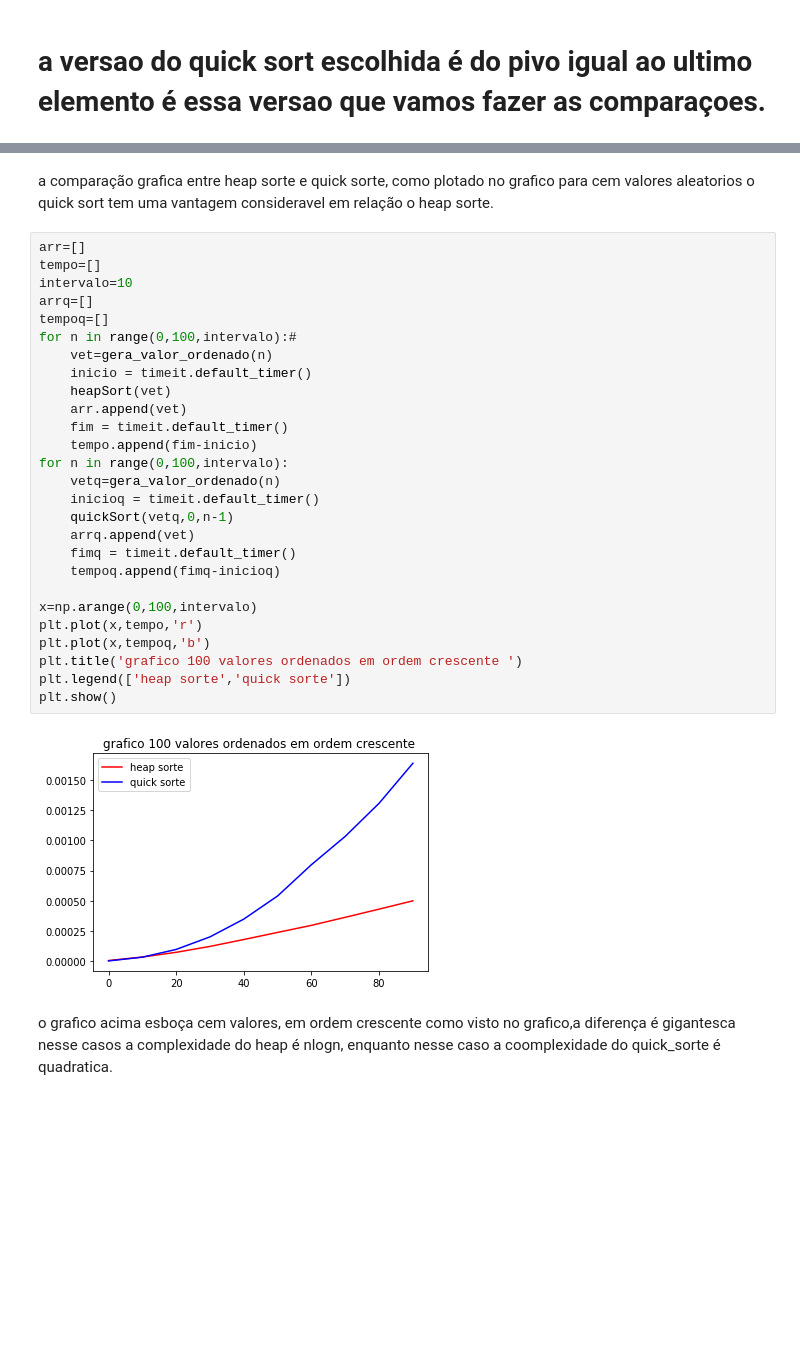
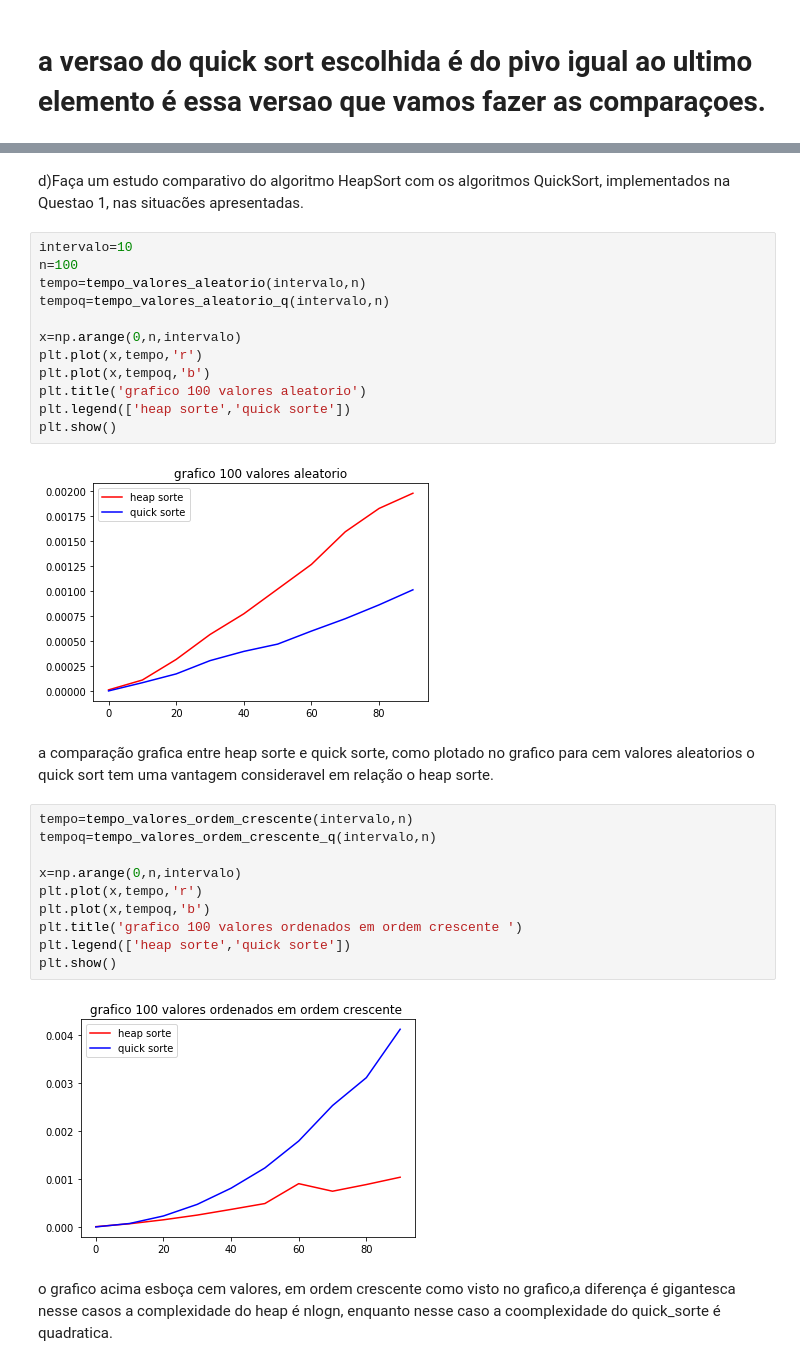
Before and after one commit to YannFigueiredo/TrabalhoAnaliseDeAlgoritmos, a Jupyter notebook: Questão 2/heap_sorte.ipynb, the cells around one changed output, grey strips where cells are left out. Drawn from its saved outputs; the diff is of its cells as text; blank space fills up the shorter version.

```diff
--- a/Questão 2/heap_sorte.ipynb
+++ b/Questão 2/heap_sorte.ipynb
@@ -252,34 +197,34 @@ plt.show()
+# %% [markdown]
+d)Faça um estudo comparativo do algoritmo HeapSort com os algoritmos QuickSort,
+implementados na Questao 1, nas situacões apresentadas.
+# %%
+intervalo=10
+n=100
+tempo=tempo_valores_aleatorio(intervalo,n)
+tempoq=tempo_valores_aleatorio_q(intervalo,n)
+
+x=np.arange(0,n,intervalo)
+plt.plot(x,tempo,'r')
+plt.plot(x,tempoq,'b')
+plt.title('grafico 100 valores aleatorio')
+plt.legend(['heap sorte','quick sorte'])
+plt.show()
+# %% [output]
+[figure, added]
 # %% [markdown]
 a comparação grafica entre  heap sorte  e quick sorte, como plotado no grafico para  cem valores aleatorios o quick sort tem uma vantagem consideravel em relação o heap sorte.
 # %%
-arr=[]
-tempo=[]
-intervalo=10
-arrq=[]
-tempoq=[]
-for n in range(0,100,intervalo):#
-    vet=gera_valor_ordenado(n)
-    inicio = timeit.default_timer()
-    heapSort(vet)
-    arr.append(vet)
-    fim = timeit.default_timer()
-    tempo.append(fim-inicio)
-for n in range(0,100,intervalo):
-    vetq=gera_valor_ordenado(n)
-    inicioq = timeit.default_timer()
-    quickSort(vetq,0,n-1)
-    arrq.append(vet)
-    fimq = timeit.default_timer()
-    tempoq.append(fimq-inicioq)
+tempo=tempo_valores_ordem_crescente(intervalo,n)
+tempoq=tempo_valores_ordem_crescente_q(intervalo,n)
 
-x=np.arange(0,100,intervalo)
+x=np.arange(0,n,intervalo)
 plt.plot(x,tempo,'r')
 plt.plot(x,tempoq,'b')
 plt.title('grafico 100 valores ordenados em ordem crescente ')
 plt.legend(['heap sorte','quick sorte'])
 plt.show()
 # %% [output]
-[figure, old version]
+[figure, new version]
 # %% [markdown]
 o grafico acima esboça cem valores, em ordem crescente como visto no grafico,a diferença é gigantesca nesse casos a complexidade do heap é nlogn, enquanto nesse caso a coomplexidade do quick_sorte é quadratica.
 # %%
```
Also changed, not shown: parts of 20 cells of this notebook.
